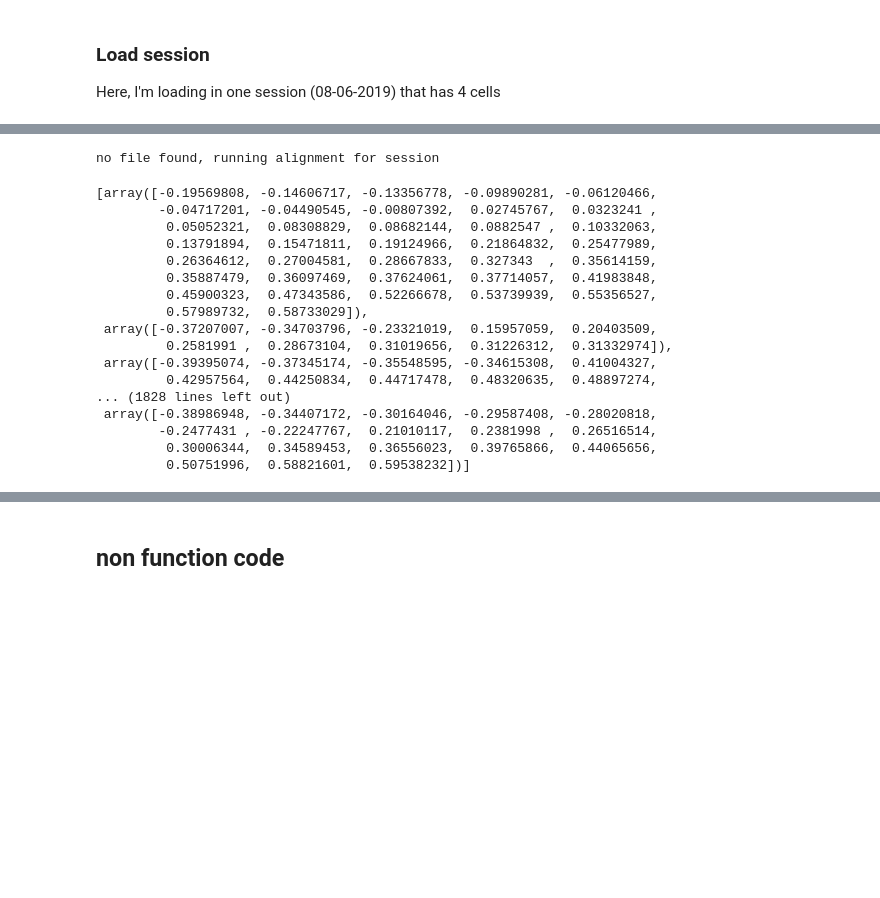
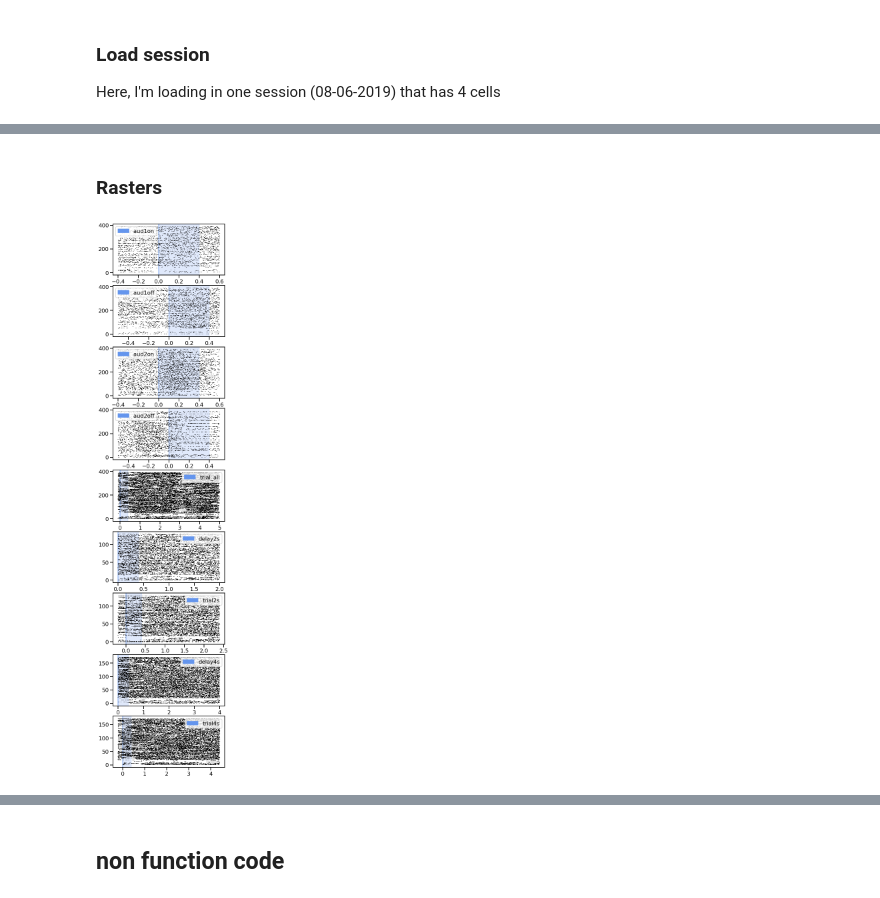
Before and after one commit to Brody-Lab/jbreda_PWM_mPFC_analysis, a Jupyter notebook: event_centering.ipynb, the cells around one changed output, grey strips where cells are left out. Saved outputs shown, nothing was run; the diff lists cells and outputs as text; code cells hidden in the pictures; blank space fills up the shorter version.

Commit message:
final comments to fx and initial rasters

```diff
--- a/event_centering.ipynb
+++ b/event_centering.ipynb
@@ -45,4 +45,4 @@ spks_path = os.path.join(sess_path, spks_mat)
 
 # load & wrangle
 beh_df, spks_dict = load_and_wrangle(beh_path, spks_path, overwrite=False)
-neuron1 = spks_dict['spk_times'][0]
+sess_aligned = event_align_session(spks_dict, beh_df, sess_path)
@@ -49,2 +51,3 @@ neuron1 = spks_dict['spk_times'][0]
 # %%
-neuron1_spks = split_spks_by_trial(neuron1, beh_df)
+neuron_t = split_spks_by_trial(spks_dict['spk_times'][0], beh_df)
+neuron_a = sess_aligned[0]
@@ -109,4 +53,0 @@ def event_align_session(spks_dict, beh_df, sess_path, overwrite=False, delay_mod
-# %%
-k = event_align_session(spks_dict, beh_df, sess_path)
-# %% [output]
-no file found, running alignment for session
@@ -116,20 +54,12 @@ with open(os.path.join(sess_path,'event_aligned_spks.pkl'), 'rb') as fh:
-# %%
-j[0]['aud1on'] == k[0]['aud1on']
-# %% [output]
-[array([-0.19569808, -0.14606717, -0.13356778, -0.09890281, -0.06120466,
-        -0.04717201, -0.04490545, -0.00807392,  0.02745767,  0.0323241 ,
-         0.05052321,  0.08308829,  0.08682144,  0.0882547 ,  0.10332063,
-         0.13791894,  0.15471811,  0.19124966,  0.21864832,  0.25477989,
-         0.26364612,  0.27004581,  0.28667833,  0.327343  ,  0.35614159,
-         0.35887479,  0.36097469,  0.37624061,  0.37714057,  0.41983848,
-         0.45900323,  0.47343586,  0.52266678,  0.53739939,  0.55356527,
-         0.57989732,  0.58733029]),
- array([-0.37207007, -0.34703796, -0.23321019,  0.15957059,  0.20403509,
-         0.2581991 ,  0.28673104,  0.31019656,  0.31226312,  0.31332974]),
- array([-0.39395074, -0.37345174, -0.35548595, -0.34615308,  0.41004327,
-         0.42957564,  0.44250834,  0.44717478,  0.48320635,  0.48897274,
-... (1828 lines left out)
- array([-0.38986948, -0.34407172, -0.30164046, -0.29587408, -0.28020818,
-        -0.2477431 , -0.22247767,  0.21010117,  0.2381998 ,  0.26516514,
-         0.30006344,  0.34589453,  0.36556023,  0.39765866,  0.44065656,
-         0.50751996,  0.58821601,  0.59538232])]
+# %% [markdown]
+### Rasters
+# %%
+fig, ax = plt.subplots(len(neuron_a), 1, figsize=(6,30))
+
+for idx, key in enumerate(neuron_a.keys()):
+    _ = ax[idx].eventplot(neuron_a[key],colors = 'black')
+    ax[idx].axvspan(0,0.000001, color = 'cornflowerblue', label = key)
+    ax[idx].axvspan(0,0.4, alpha = 0.2, color = 'cornflowerblue')
+    ax[idx].legend()
+# %% [output]
+[figure, added]
```
Also changed, not shown: parts of 10 cells of this notebook, 1 other file.
